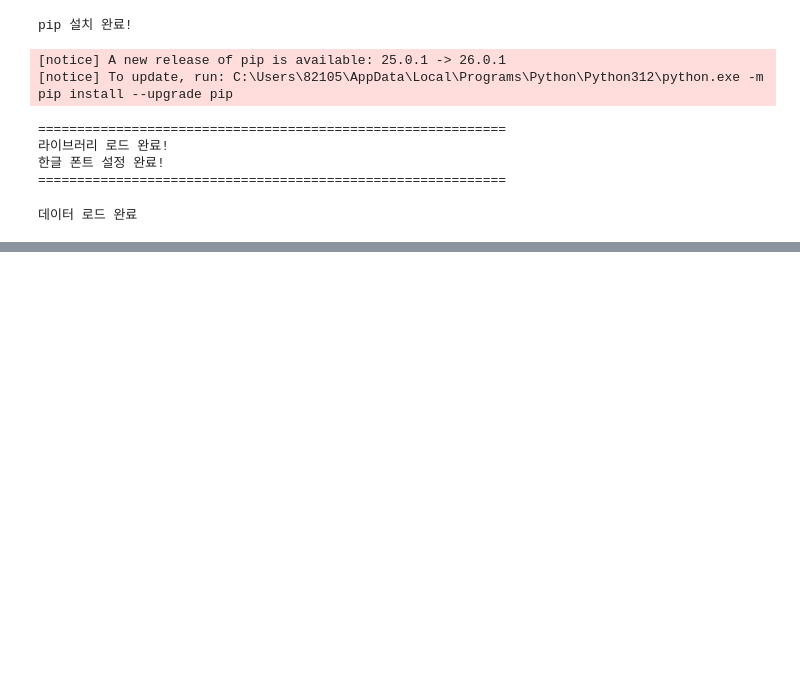
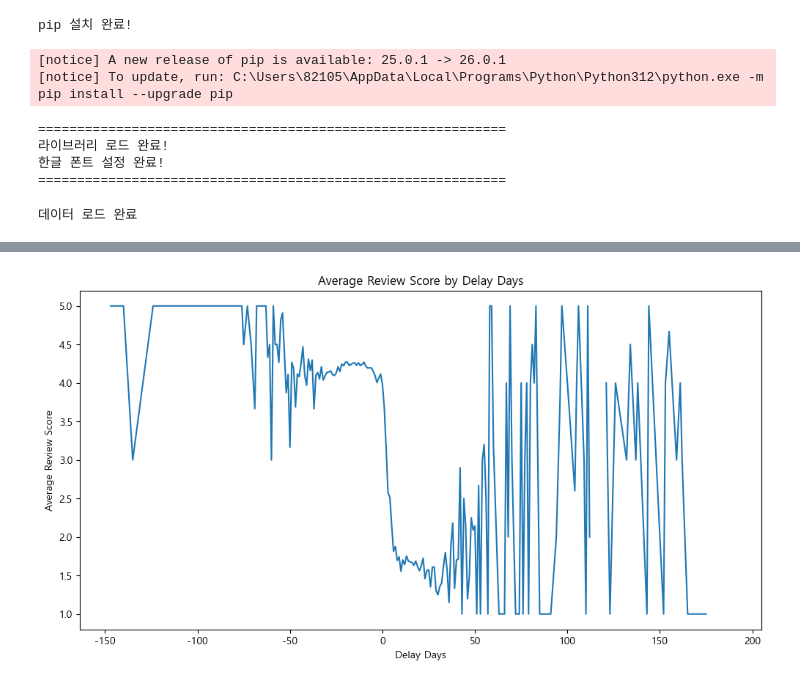
Before and after one commit to Kim-min-soo/it-s_advanced_project, a Jupyter notebook: works/yoon_hwa/merge_eda.ipynb, the cells around one changed output, grey strips where cells are left out. Saved outputs shown, nothing was run; the diff lists cells and outputs as text; code cells hidden in the pictures; blank space fills up the shorter version.

```diff
--- a/works/yoon_hwa/merge_eda.ipynb
+++ b/works/yoon_hwa/merge_eda.ipynb
@@ -84,6 +84,7 @@ df.head()
 # %%
 df['order_estimated_delivery_date'] = pd.to_datetime(df['order_estimated_delivery_date'])
 df['order_delivered_customer_date'] = pd.to_datetime(df['order_delivered_customer_date'])
+df['order_purchase_timestamp'] = pd.to_datetime(df['order_purchase_timestamp'])
 # %%
 df['delay_days'] = (
     df['order_delivered_customer_date']
@@ -93,0 +140,17 @@ df['delay_days'].groupby(df['review_score'])
+# %%
+df = df[df['order_delivered_customer_date'] != pd.Timestamp('2099-01-01')]
+# %%
+df['delay_days'] = (
+    df['order_delivered_customer_date']
+    - df['order_estimated_delivery_date']
+).dt.days
+# %%
+avg_score = df.groupby('delay_days')['review_score'].mean()
+# %%
+plt.plot(avg_score.index, avg_score.values)
+plt.xlabel("Delay Days")
+plt.ylabel("Average Review Score")
+plt.title("Average Review Score by Delay Days")
+plt.show()
+# %% [output]
+[figure, added]
```
Also changed, not shown: parts of 11 cells of this notebook, 3 other files.
